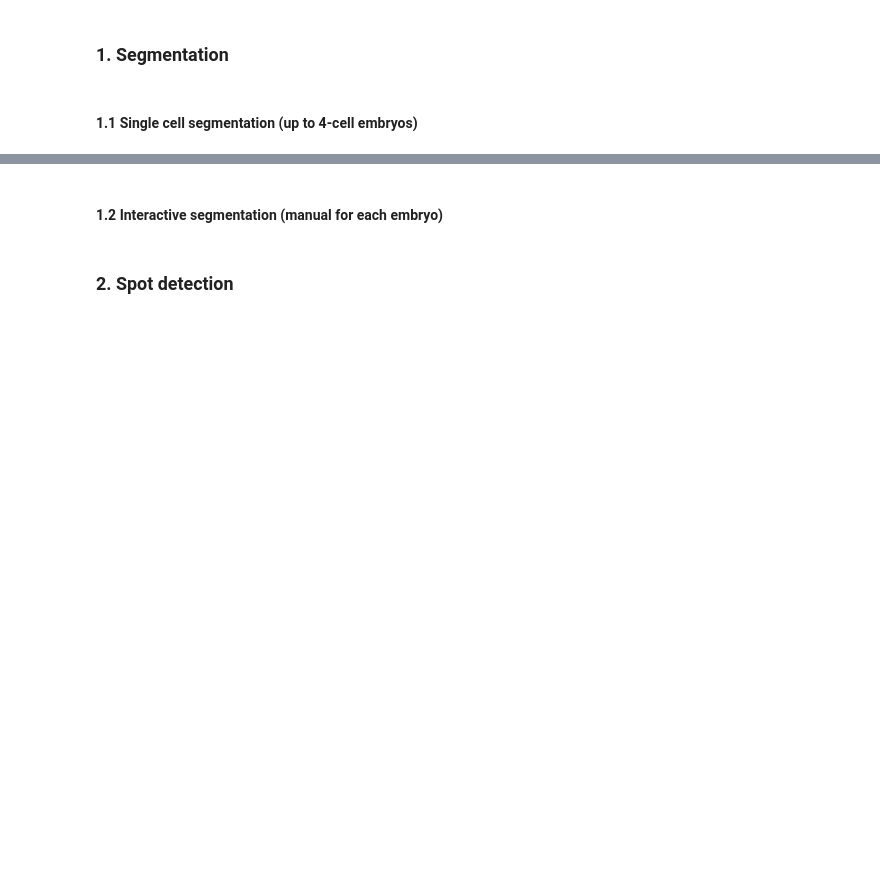
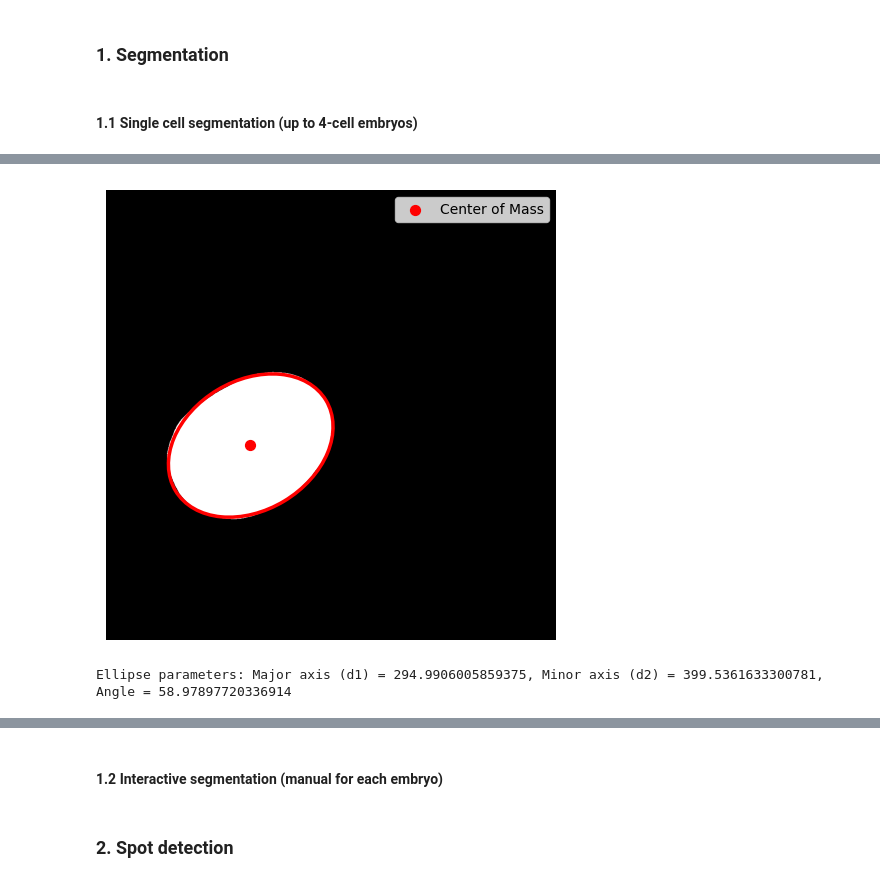
Before and after one commit to TorresNaly/ce-bigfish, a Jupyter notebook: 240724_FISHquant_RNAheatmap-conditional-channels.ipynb, the cells around one changed output, grey strips where cells are left out. Cells and saved outputs as stored; diff of their text form; code cells hidden in the pictures; blank space fills up the shorter version.

```diff
--- a/240724_FISHquant_RNAheatmap-conditional-channels.ipynb
+++ b/240724_FISHquant_RNAheatmap-conditional-channels.ipynb
@@ -409,0 +413,61 @@ plt.savefig(segmentation_filename)
+# %%
+# #Assuming masks_cytosol is your binary mask image
+# Convert the mask to uint8 if necessary
+binary_image = masks_cytosol.astype(np.uint8)
+
+# Find contours in the binary image
+contours = cv2.findContours(binary_image, cv2.RETR_EXTERNAL, cv2.CHAIN_APPROX_SIMPLE)[0]
+
+# Check if any contours were found
+if contours:
+    # Assume the largest contour is the region of interest
+    cnt = max(contours, key=cv2.contourArea)
+
+    # Fit an ellipse to the largest contour
+    if len(cnt) >= 5:  # At least 5 points are needed to fit an ellipse
+        ellipse = cv2.fitEllipse(cnt)
+
+        # Extract ellipse parameters
+        (xc, yc), (d1, d2), angle = ellipse
+
+        # Calculate the center of mass
+        center_of_mass = np.array([np.mean(np.where(binary_image > 0)[0]), np.mean(np.where(binary_image > 0)[1])])
+
+        # Create a figure and a set of subplots
+        fig, ax = plt.subplots()
+
+        # Display the binary mask image
+        ax.imshow(masks_cytosol, cmap='gray')
+
+        # Create an ellipse patch
+        ellipse_patch = patches.Ellipse(
+            xy=(xc, yc),  # Center of the ellipse
+            width=d1,     # Major axis length
+            height=d2,    # Minor axis length
+            angle=angle,  # Rotation angle of the ellipse
+            edgecolor='r',  # Red edge color for the ellipse
+            facecolor='none',  # Transparent fill
+            linewidth=2.5  # Border thickness
+        )
+
+        # Add the ellipse patch to the axes
+        ax.add_patch(ellipse_patch)
+
+        # Plot the center of mass as a red dot
+        plt.scatter(center_of_mass[1], center_of_mass[0], color='red', s=50, label='Center of Mass')
+
+        # Set plot limits and properties
+        ax.set_axis_off()  # Turn off axis labels and ticks
+        plt.legend()
+        plt.tight_layout()  # Adjust layout to remove any unnecessary space
+        plt.show()  # Display the plot
+
+        # Print the ellipse parameters for reference
+        print(f"Ellipse parameters: Major axis (d1) = {d1}, Minor axis (d2) = {d2}, Angle = {angle}")
+    else:
+        print("Not enough points to fit an ellipse.")
+else:
+    print("No contours found in the mask.")
+# %% [output]
+[figure, added]
+Ellipse parameters: Major axis (d1) = 294.9906005859375, Minor axis (d2) = 399.5361633300781, Angle = 58.97897720336914
```
Also changed, not shown: parts of 22 cells of this notebook.
